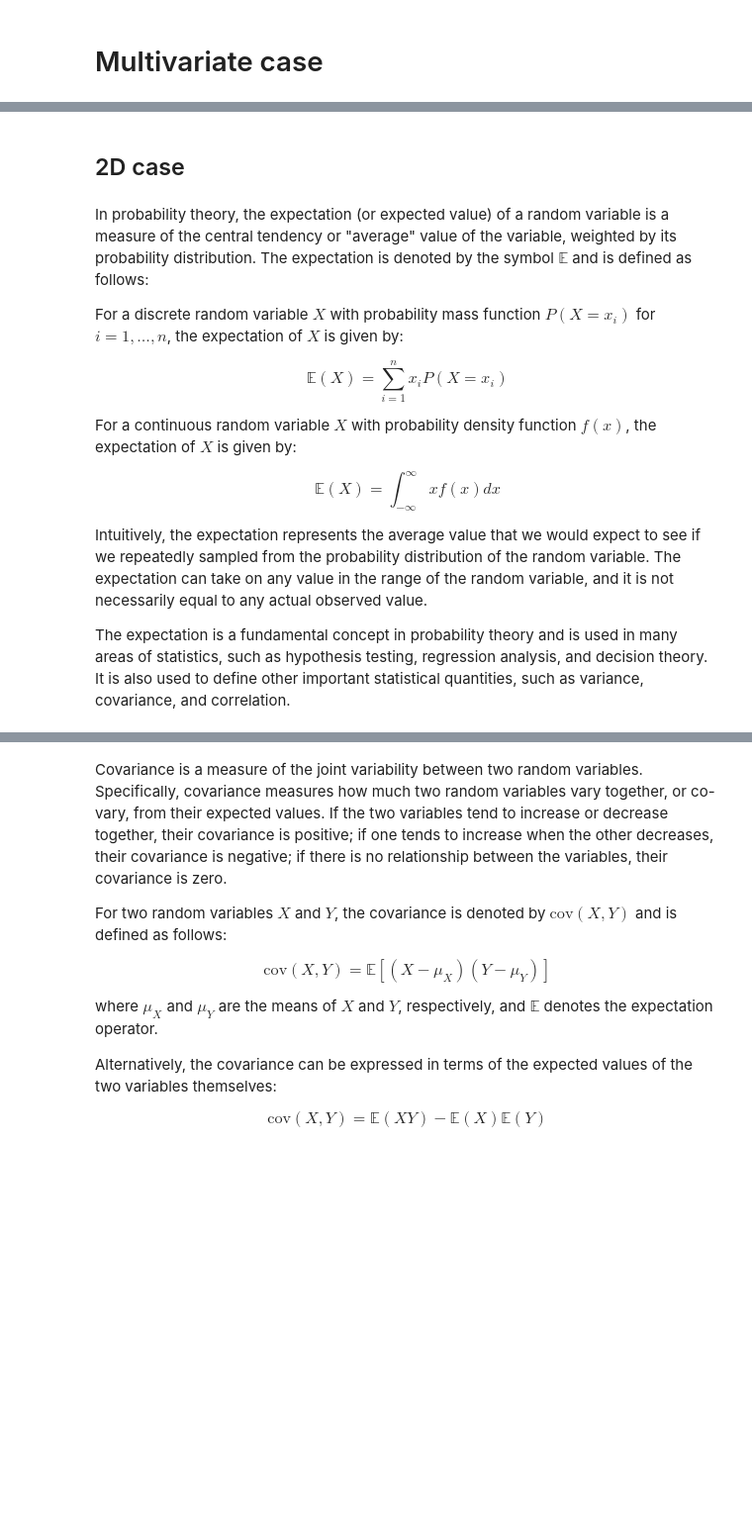
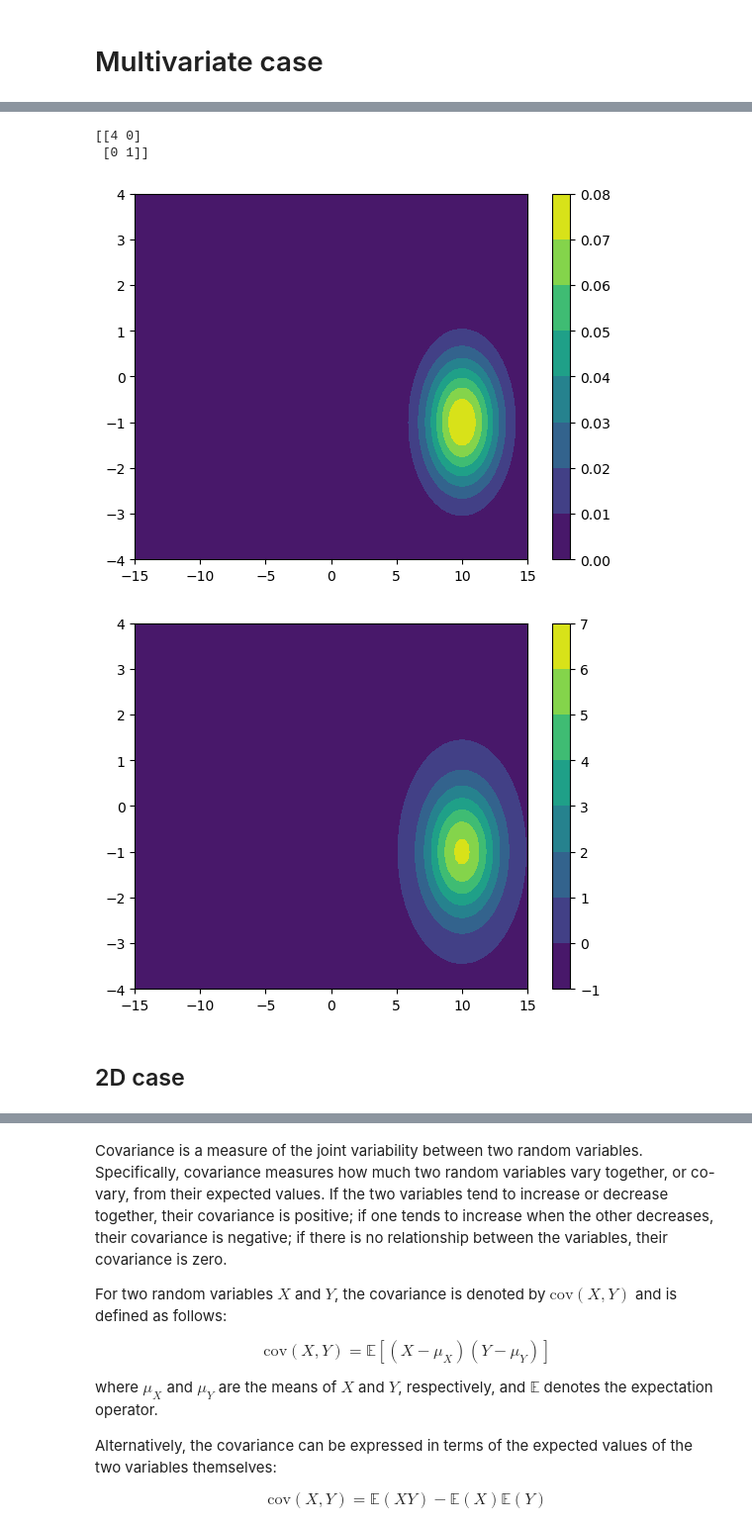
Before and after one commit to acumpelik/DSSC23, a Jupyter notebook: DSSC23-Homework1-Andrea_Cumpelik.ipynb, the cells around one changed output, grey strips where cells are left out. Shown: that part at 99% size. Cells and saved outputs as stored; diff of their text form; code cells hidden in the pictures; blank space fills up the shorter version.

```diff
--- a/DSSC23-Homework1-Andrea_Cumpelik.ipynb
+++ b/DSSC23-Homework1-Andrea_Cumpelik.ipynb
@@ -101,2 +110,42 @@ The multivariate normal distribution is important in many areas of statistics, s
+# %%
+def getCovN2(sigma1, sigma2, rho):
+    cov = np.array([[sigma1**2, rho*sigma1*sigma2], [rho*sigma2*sigma1, sigma2**2]])
+    return cov
+
+mu = np.array([10, -1])
+sigma1 = 2
+sigma2 = 1
+
+'''
+No correlation
+'''
+rho = 0
+cov = getCovN2(sigma1, sigma2, rho)
+
+
+N = 100
+x, y = np.meshgrid(np.linspace(-mu[0]-5,mu[0]+5,N), np.linspace(-mu[1]-5,mu[1]+5,N))
+
+pos = np.empty(x.shape + (2,)) # shape (N, N, 2)
+pos[:, :, 0] = x
+pos[:, :, 1] = y
+
+rv = stats.multivariate_normal(mu, cov)
+z = rv.pdf(pos)
+
+plt.contourf(x, y, z)
+plt.colorbar()
+plt.show()
+
+
+z_zscored = (z - np.mean(z)) / np.std(z)
+plt.contourf(x, y, z_zscored)
+plt.colorbar()
+plt.show()
+# %% [output]
+[[4 0]
+ [0 1]]
+[figure, added]
+[figure, added]
 # %% [markdown]
 ## 2D case
@@ -109,14 +151,0 @@ mult = np.random.multivariate_normal(mean, cov, 500)
-# %% [markdown]
-In probability theory, the expectation (or expected value) of a random variable is a measure of the central tendency or "average" value of the variable, weighted by its probability distribution. The expectation is denoted by the symbol $\mathbb{E}$ and is defined as follows:
-
-For a discrete random variable $X$ with probability mass function $P(X=x_i)$ for $i=1,\dots,n$, the expectation of $X$ is given by:
-
-$$\mathbb{E}(X) = \sum_{i=1}^{n} x_i P(X=x_i)$$
-
-For a continuous random variable $X$ with probability density function $f(x)$, the expectation of $X$ is given by:
-
-$$\mathbb{E}(X) = \int_{-\infty}^{\infty} x f(x) dx$$
-
-Intuitively, the expectation represents the average value that we would expect to see if we repeatedly sampled from the probability distribution of the random variable. The expectation can take on any value in the range of the random variable, and it is not necessarily equal to any actual observed value.
-
-The expectation is a fundamental concept in probability theory and is used in many areas of statistics, such as hypothesis testing, regression analysis, and decision theory. It is also used to define other important statistical quantities, such as variance, covariance, and correlation.
```
Also changed, not shown: parts of 9 cells of this notebook, 1 other file.
